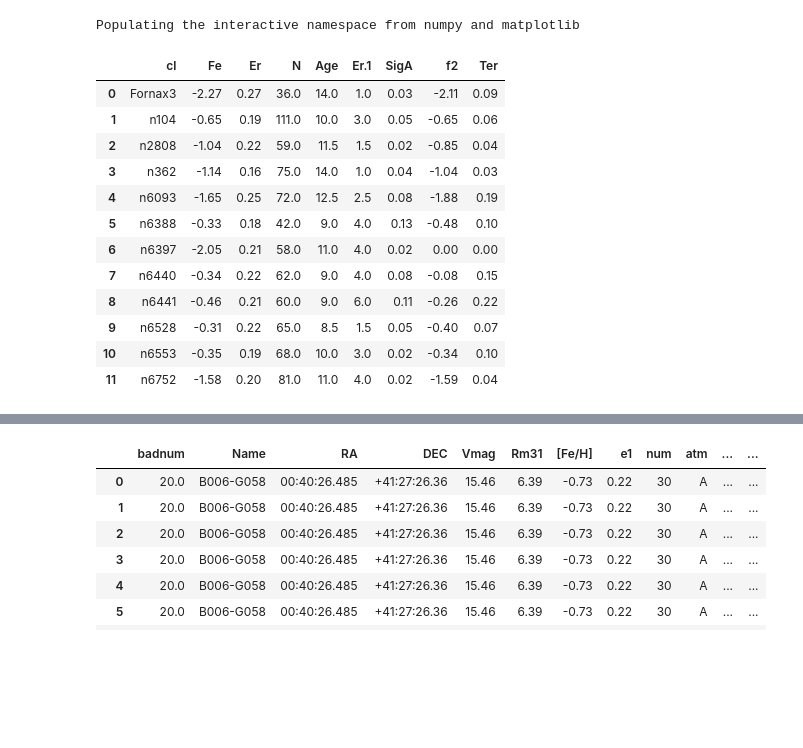
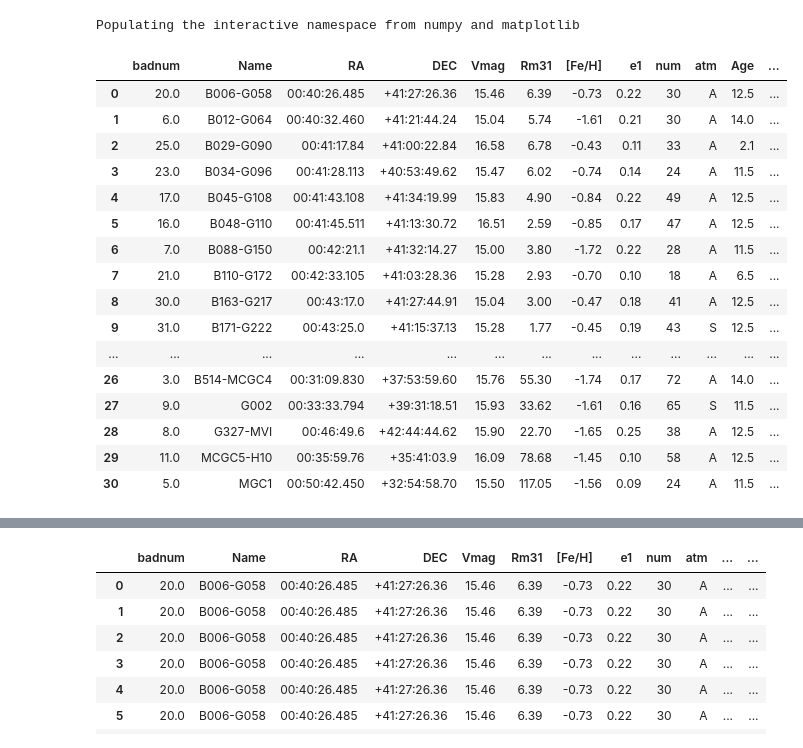
Before and after one commit to blueduck981/Globular_Clusters, a Jupyter notebook: combine_and_plot_m31.ipynb, the cells around one changed output, grey strips where cells are left out. Saved outputs shown, nothing was run; the diff lists cells and outputs as text; code cells hidden in the pictures; blank space fills up the shorter version.

```diff
--- a/combine_and_plot_m31.ipynb
+++ b/combine_and_plot_m31.ipynb
@@ -19,22 +19,28 @@ from scipy import stats
 # %%
 #Load in the Files with [Fe/H] information
 m31tab=pd.read_table('m31_fe_new.txt',skipinitialspace=1,sep=' ')
 mwtab=pd.read_table('mw_all_fe.txt',skipinitialspace=1,sep=' ')
-mwtab
+
+#M31 cluster and [Fe/H] information
+m31tab
 # %% [output]
-|  | cl | Fe | Er | N | Age | Er.1 | SigA | f2 | Ter |
-| 0 | Fornax3 | -2.27 | 0.27 | 36.0 | 14.0 | 1.0 | 0.03 | -2.11 | 0.09 |
-| 1 | n104 | -0.65 | 0.19 | 111.0 | 10.0 | 3.0 | 0.05 | -0.65 | 0.06 |
-| 2 | n2808 | -1.04 | 0.22 | 59.0 | 11.5 | 1.5 | 0.02 | -0.85 | 0.04 |
-| 3 | n362 | -1.14 | 0.16 | 75.0 | 14.0 | 1.0 | 0.04 | -1.04 | 0.03 |
-| 4 | n6093 | -1.65 | 0.25 | 72.0 | 12.5 | 2.5 | 0.08 | -1.88 | 0.19 |
-| 5 | n6388 | -0.33 | 0.18 | 42.0 | 9.0 | 4.0 | 0.13 | -0.48 | 0.10 |
-| 6 | n6397 | -2.05 | 0.21 | 58.0 | 11.0 | 4.0 | 0.02 | 0.00 | 0.00 |
-| 7 | n6440 | -0.34 | 0.22 | 62.0 | 9.0 | 4.0 | 0.08 | -0.08 | 0.15 |
-| 8 | n6441 | -0.46 | 0.21 | 60.0 | 9.0 | 6.0 | 0.11 | -0.26 | 0.22 |
-| 9 | n6528 | -0.31 | 0.22 | 65.0 | 8.5 | 1.5 | 0.05 | -0.40 | 0.07 |
-| 10 | n6553 | -0.35 | 0.19 | 68.0 | 10.0 | 3.0 | 0.02 | -0.34 | 0.10 |
-| 11 | n6752 | -1.58 | 0.20 | 81.0 | 11.0 | 4.0 | 0.02 | -1.59 | 0.04 |
+|  | badnum | Name | RA | DEC | Vmag | Rm31 | [Fe/H] | e1 | num | atm | Age | ... |
+| 0 | 20.0 | B006-G058 | 00:40:26.485 | +41:27:26.36 | 15.46 | 6.39 | -0.73 | 0.22 | 30 | A | 12.5 | ... |
+| 1 | 6.0 | B012-G064 | 00:40:32.460 | +41:21:44.24 | 15.04 | 5.74 | -1.61 | 0.21 | 30 | A | 14.0 | ... |
+| 2 | 25.0 | B029-G090 | 00:41:17.84 | +41:00:22.84 | 16.58 | 6.78 | -0.43 | 0.11 | 33 | A | 2.1 | ... |
+| 3 | 23.0 | B034-G096 | 00:41:28.113 | +40:53:49.62 | 15.47 | 6.02 | -0.74 | 0.14 | 24 | A | 11.5 | ... |
+| 4 | 17.0 | B045-G108 | 00:41:43.108 | +41:34:19.99 | 15.83 | 4.90 | -0.84 | 0.22 | 49 | A | 12.5 | ... |
+| 5 | 16.0 | B048-G110 | 00:41:45.511 | +41:13:30.72 | 16.51 | 2.59 | -0.85 | 0.17 | 47 | A | 12.5 | ... |
+| 6 | 7.0 | B088-G150 | 00:42:21.1 | +41:32:14.27 | 15.00 | 3.80 | -1.72 | 0.22 | 28 | A | 11.5 | ... |
+| 7 | 21.0 | B110-G172 | 00:42:33.105 | +41:03:28.36 | 15.28 | 2.93 | -0.70 | 0.10 | 18 | A | 6.5 | ... |
+| 8 | 30.0 | B163-G217 | 00:43:17.0 | +41:27:44.91 | 15.04 | 3.00 | -0.47 | 0.18 | 41 | A | 12.5 | ... |
+| 9 | 31.0 | B171-G222 | 00:43:25.0 | +41:15:37.13 | 15.28 | 1.77 | -0.45 | 0.19 | 43 | S | 12.5 | ... |
+| ... | ... | ... | ... | ... | ... | ... | ... | ... | ... | ... | ... | ... |
+| 26 | 3.0 | B514-MCGC4 | 00:31:09.830 | +37:53:59.60 | 15.76 | 55.30 | -1.74 | 0.17 | 72 | A | 14.0 | ... |
+| 27 | 9.0 | G002 | 00:33:33.794 | +39:31:18.51 | 15.93 | 33.62 | -1.61 | 0.16 | 65 | S | 11.5 | ... |
+| 28 | 8.0 | G327-MVI | 00:46:49.6 | +42:44:44.62 | 15.90 | 22.70 | -1.65 | 0.25 | 38 | A | 12.5 | ... |
+| 29 | 11.0 | MCGC5-H10 | 00:35:59.76 | +35:41:03.9 | 16.09 | 78.68 | -1.45 | 0.10 | 58 | A | 12.5 | ... |
+| 30 | 5.0 | MGC1 | 00:50:42.450 | +32:54:58.70 | 15.50 | 117.05 | -1.56 | 0.09 | 24 | A | 11.5 | ... |
 # %%
 #isolate the name column, calculate the total error
 knames=m31tab['Name']
```
Also changed, not shown: parts of 2 cells of this notebook.
